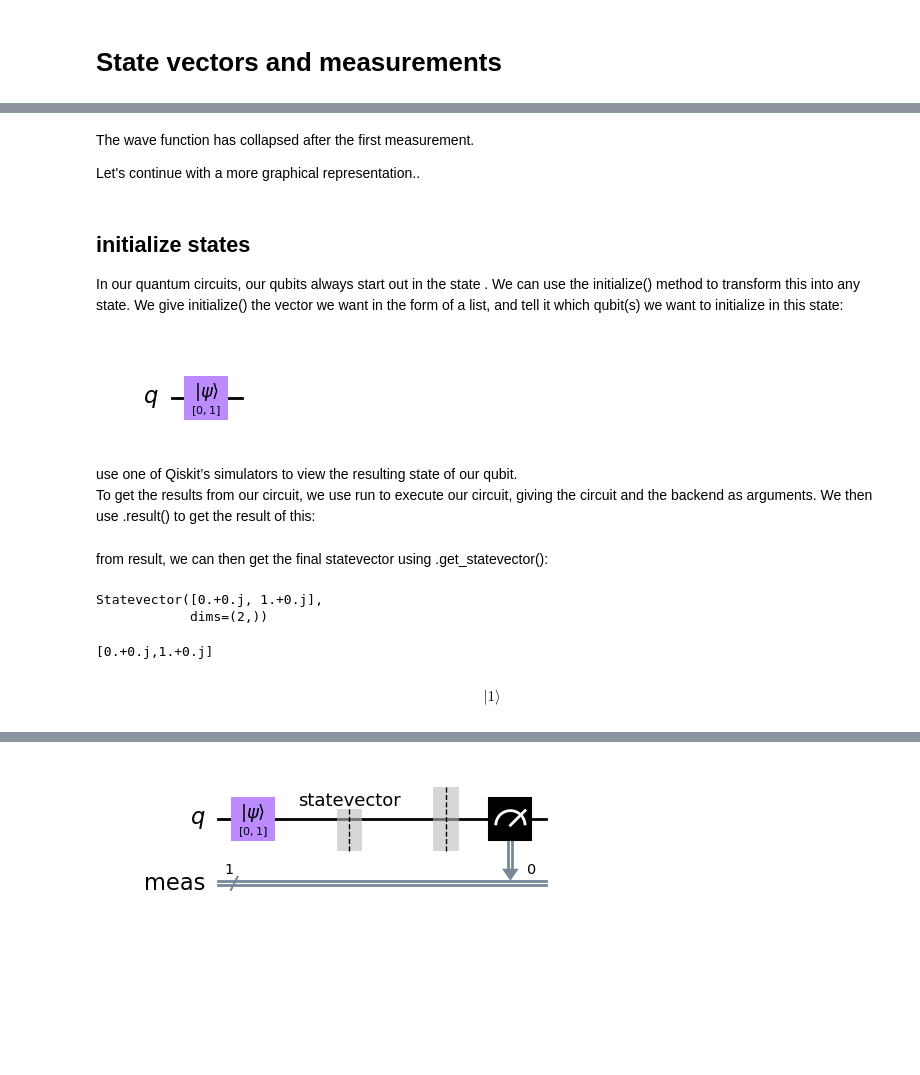
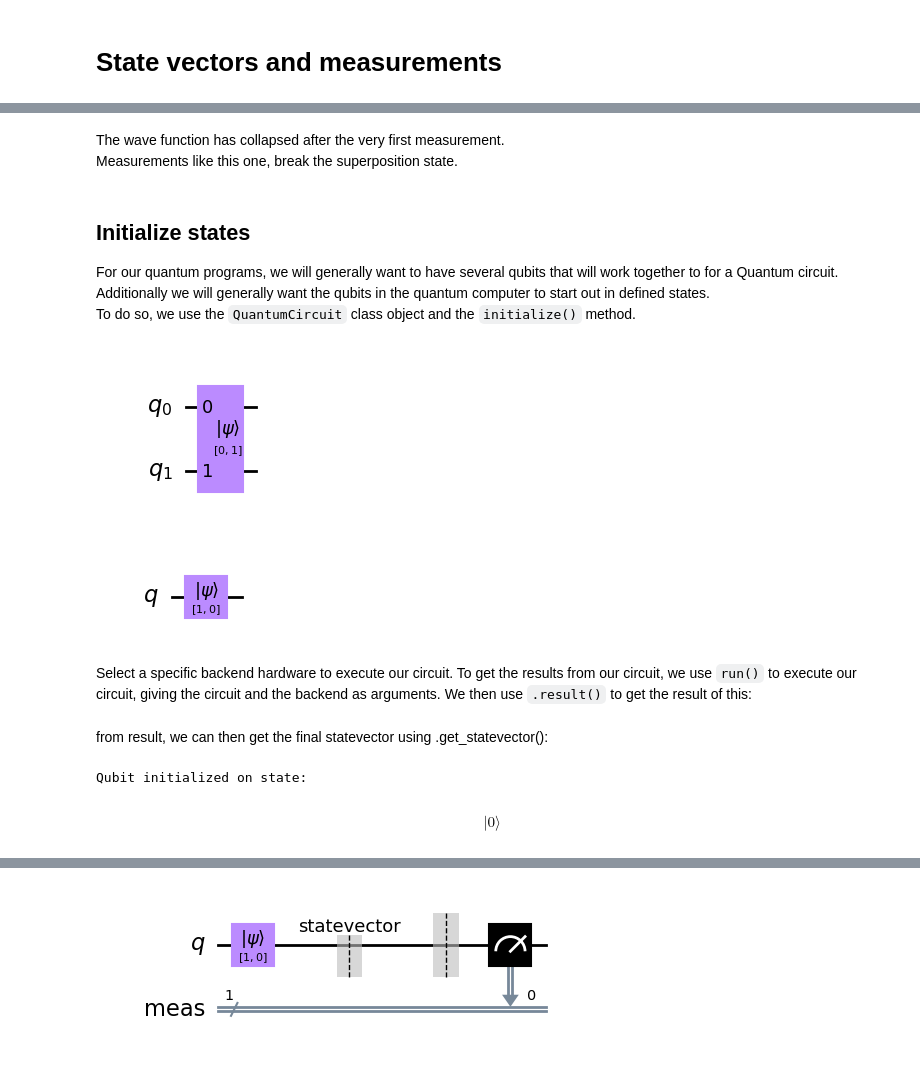
Before and after one commit to RamiroHR/QC_lessons, a Jupyter notebook: 01_StateVector_Superposition_Measurement.ipynb, the cells around one changed output, grey strips where cells are left out. Saved outputs shown, nothing was run; the diff lists cells and outputs as text; code cells hidden in the pictures; blank space fills up the shorter version.

````diff
--- a/01_StateVector_Superposition_Measurement.ipynb
+++ b/01_StateVector_Superposition_Measurement.ipynb
@@ -111,8 +159,10 @@ remaining statevector = [1.+0.j,0.+0.j]
 # %% [markdown]
-The wave function has collapsed after the first measurement.
-
-Let's continue with a more graphical representation..
+The wave function has collapsed after the very first measurement.
+Measurements like this one, break the superposition state.
 # %% [markdown]
-## initialize states
-In our quantum circuits, our qubits always start out in the state . We can use the initialize() method to transform this into any state. We give initialize() the vector we want in the form of a list, and tell it which qubit(s) we want to initialize in this state:
+## Initialize states
+
+For our quantum programs, we will generally want to have several qubits that will work together to for a Quantum circuit.
+Additionally we will generally want the qubits in the quantum computer to start out in defined states.
+To do so, we use the ```QuantumCircuit``` class object and the ```initialize()``` method.
 # %%
@@ -122 +172,15 @@ from math import sqrt, pi
+# %%
+## Create a quantum circuit with one qubit
+qc = QuantumCircuit(2)
+
+## Define initial_state as |1>, this is the column vector [0,1]
+initial_state = [0,1]
+
+## Apply initialisation operation to the 0th qubit
+qc.initialize('01', qc.qubits) # the order must be inverted!
+
+## Let's view our circuit
+qc.draw()
+# %% [output]
+[figure, added]
 # %%
@@ -127,8 +198,8 @@ qc.draw()  # Let's view our circuit
 # %% [output]
 [figure]
 # %% [markdown]
-use one of Qiskit’s simulators to view the resulting state of our qubit.
-To get the results from our circuit, we use run to execute our circuit, giving the circuit and the backend as arguments. We then use .result() to get the result of this:
+Select a specific backend hardware to execute our circuit.
+To get the results from our circuit, we use ```run()``` to execute our circuit, giving the circuit and the backend as arguments. We then use ```.result()``` to get the result of this:
 # %%
 sim = Aer.get_backend('aer_simulator')  # Tell Qiskit how to simulate our circuit
 qc.save_statevector()   # Tell simulator to save statevector
@@ -139,12 +210,9 @@ from result, we can then get the final statevector using .get_statevector():
 out_state = result.get_statevector()
 
 ## Three ways of visualizing the vector
-print(out_state)
-display(out_state.draw('text'))
-display(out_state.draw('latex')) # Display the output state vector
+print("Qubit initialized on state:")
+display(out_state.draw('latex'))
 # %% [output]
-Statevector([0.+0.j, 1.+0.j],
-            dims=(2,))
+Qubit initialized on state:
-[0.+0.j,1.+0.j]
-$$ |1\rangle$$
+$$ |0\rangle$$
 # %% [markdown]
````
Also changed, not shown: parts of 35 cells of this notebook, 1 other file.
